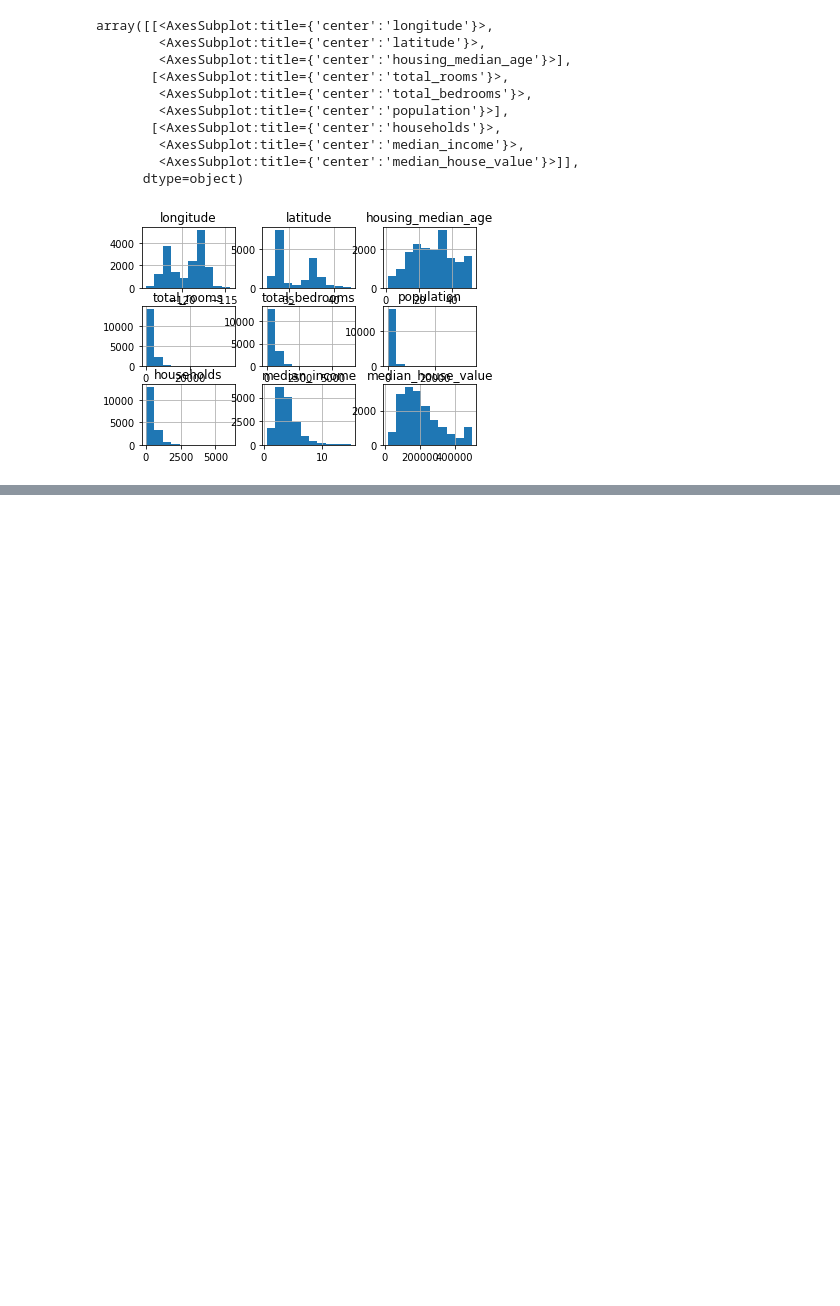
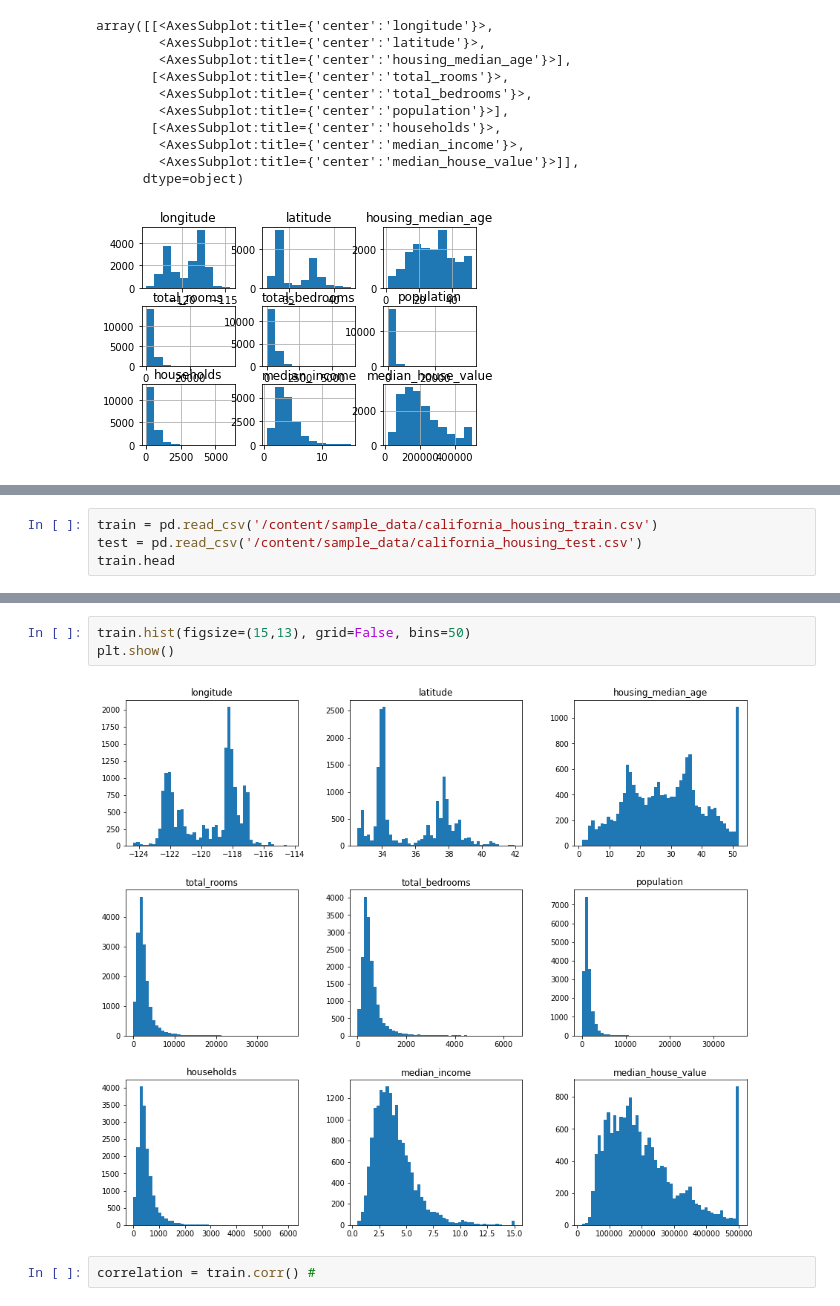
Before and after one commit to bbb2783/Colab, a Jupyter notebook: test_pandas.ipynb, the cells around one changed output, grey strips where cells are left out. Drawn from its saved outputs; the diff is of its cells as text; blank space fills up the shorter version.

```diff
--- a/test_pandas.ipynb
+++ b/test_pandas.ipynb
@@ -76,0 +84,4 @@ array([[<AxesSubplot:title={'center':'longitude'}>,
+# %%
+train = pd.read_csv('/content/sample_data/california_housing_train.csv')
+test = pd.read_csv('/content/sample_data/california_housing_test.csv')
+train.head
@@ -76,0 +127,7 @@ array([[<AxesSubplot:title={'center':'longitude'}>,
+# %%
+train.hist(figsize=(15,13), grid=False, bins=50)
+plt.show()
+# %% [output]
+[figure, added]
+# %%
+correlation = train.corr() #
```
Also changed, not shown: parts of 6 cells of this notebook.
